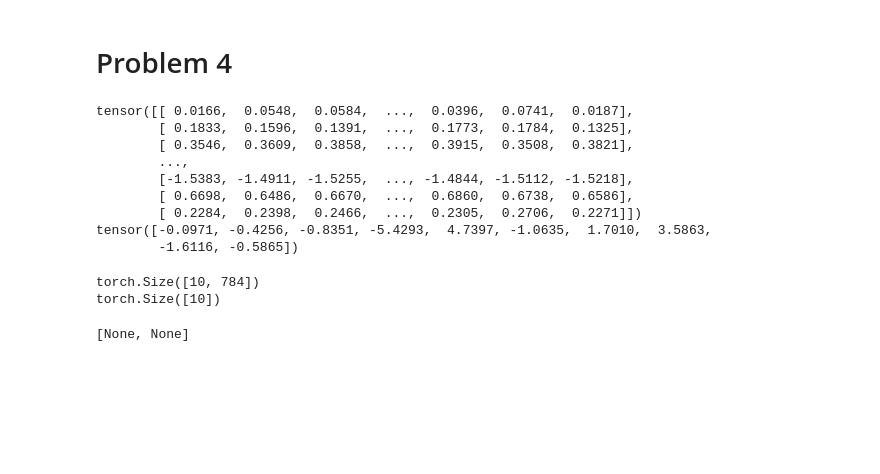
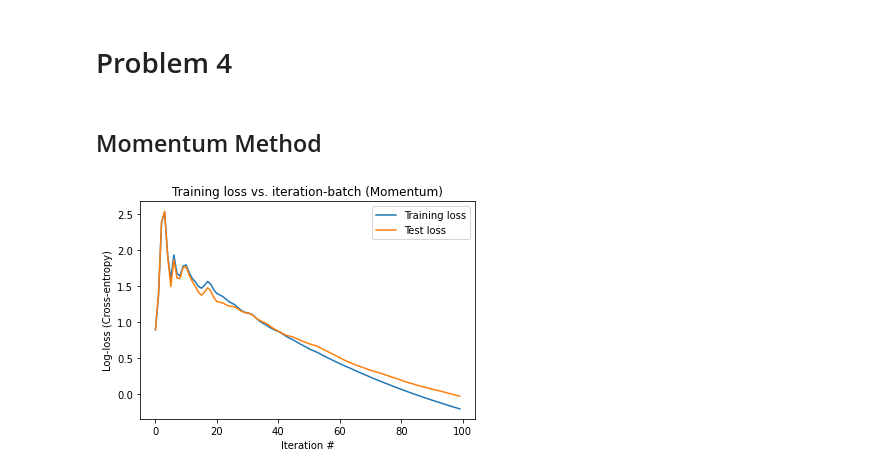
Before and after one commit to samalbertson3/ece-685, a Jupyter notebook: homework 2/homework 2.ipynb, the cells around one changed output. Saved outputs shown, nothing was run; the diff lists cells and outputs as text; code cells hidden in the pictures; blank space fills up the shorter version.

```diff
--- a/homework 2/homework 2.ipynb
+++ b/homework 2/homework 2.ipynb
@@ -222,35 +220,0 @@ mnist_test = batch.view(batch.size(0), 784)
-# %%
-# build logistic regression model
-lr = 100
-lambda = 0
-model = nn.Linear(in_features=784, out_features=10, bias=True)
-criterion = nn.CrossEntropyLoss()
-
-#all_params = torch.cat([param.view(-1) for param in model.parameters() if param.requires_grad])
-#print(all_params)
-for i in range(1):
-    y_hat = model(mnist_train)
-    loss = criterion(y_hat, y_train)# + lambda*(sum squared of parameters)
-    model.zero_grad()
-    loss.backward()
-
-    with torch.no_grad():
-        for p in model.parameters():
-            p.data = p - lr * p.grad.data
-            print(p.data)
-# %% [output]
-tensor([[ 0.0166,  0.0548,  0.0584,  ...,  0.0396,  0.0741,  0.0187],
-        [ 0.1833,  0.1596,  0.1391,  ...,  0.1773,  0.1784,  0.1325],
-        [ 0.3546,  0.3609,  0.3858,  ...,  0.3915,  0.3508,  0.3821],
-        ...,
-        [-1.5383, -1.4911, -1.5255,  ..., -1.4844, -1.5112, -1.5218],
-        [ 0.6698,  0.6486,  0.6670,  ...,  0.6860,  0.6738,  0.6586],
-        [ 0.2284,  0.2398,  0.2466,  ...,  0.2305,  0.2706,  0.2271]])
-tensor([-0.0971, -0.4256, -0.8351, -5.4293,  4.7397, -1.0635,  1.7010,  3.5863,
-        -1.6116, -0.5865])
-# %%
-[print(param.shape) for param in model.parameters()]
-# %% [output]
-torch.Size([10, 784])
-torch.Size([10])
-[None, None]
@@ -256,0 +228,43 @@ torch.Size([10])
+# %% [markdown]
+## Momentum Method
+# %%
+# build logistic regression model
+alpha = 1
+beta = 0.9
+
+losses = torch.Tensor([])
+model = nn.Linear(in_features=784, out_features=10, bias=True)
+criterion = nn.CrossEntropyLoss()
+
+# run optimization loop
+v = torch.zeros(10, 784).requires_grad_(True)
+for i in range(num_loops):
+    # calculate loss
+    y_hat = model(mnist_train)
+    loss = criterion(y_hat, y_train) + lmda*sum(sum(model.weight.data*model.weight.data))
+    model.zero_grad()
+    loss.backward()
+
+    # update weights
+    w = [i for i in model.parameters()][0]
+    v = beta*v + w.grad
+    w = w - alpha*v
+
+    # update losses
+    test_loss = criterion(model(mnist_test), y_test)
+    losses = torch.cat((losses, torch.Tensor([[1, i, loss, test_loss]])), dim=0)
+
+    # move weights back into model
+    model.weight.data = w
+
+# plot training/test loss
+plt.figure()
+plt.plot(losses[:,1].numpy(), np.log(losses[:,2].numpy()), marker='')
+plt.plot(losses[:,1].numpy(), np.log(losses[:,3].numpy()), marker='')
+plt.xlabel("Iteration #")
+plt.ylabel("Log-loss (Cross-entropy)")
+plt.legend(["Training loss", "Test loss"])
+plt.title(f"Training loss vs. iteration-batch (Momentum)")
+plt.show()
+# %% [output]
+[figure, added]
```
Also changed, not shown: parts of 16 cells of this notebook.
